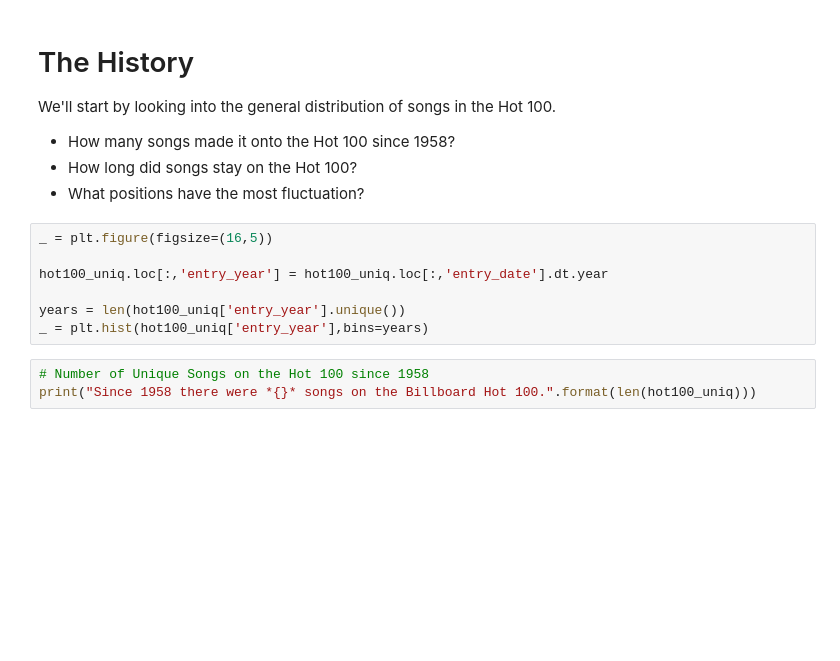
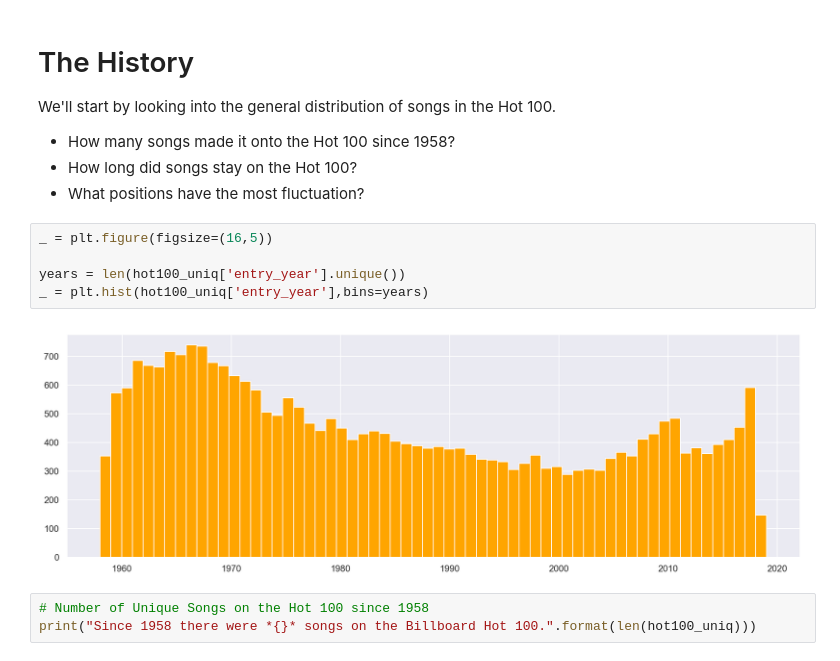
Before and after one commit to Germoe/hit-predictor, a Jupyter notebook: notebooks/_Step 2 - Data Storytelling.ipynb, the cells around one changed output. Cells and saved outputs as stored; diff of their text form; blank space fills up the shorter version.

```diff
--- a/notebooks/_Step 2 - Data Storytelling.ipynb
+++ b/notebooks/_Step 2 - Data Storytelling.ipynb
@@ -59,10 +80,10 @@ We'll start by looking into the general distribution of songs in the Hot 100.
 # %%
 _ = plt.figure(figsize=(16,5))
 
-hot100_uniq.loc[:,'entry_year'] = hot100_uniq.loc[:,'entry_date'].dt.year
-
 years = len(hot100_uniq['entry_year'].unique())
 _ = plt.hist(hot100_uniq['entry_year'],bins=years)
+# %% [output]
+[figure, added]
 # %%
 # Number of Unique Songs on the Hot 100 since 1958
 print("Since 1958 there were *{}* songs on the Billboard Hot 100.".format(len(hot100_uniq)))
```
Also changed, not shown: parts of 33 cells of this notebook, 3 other files.
